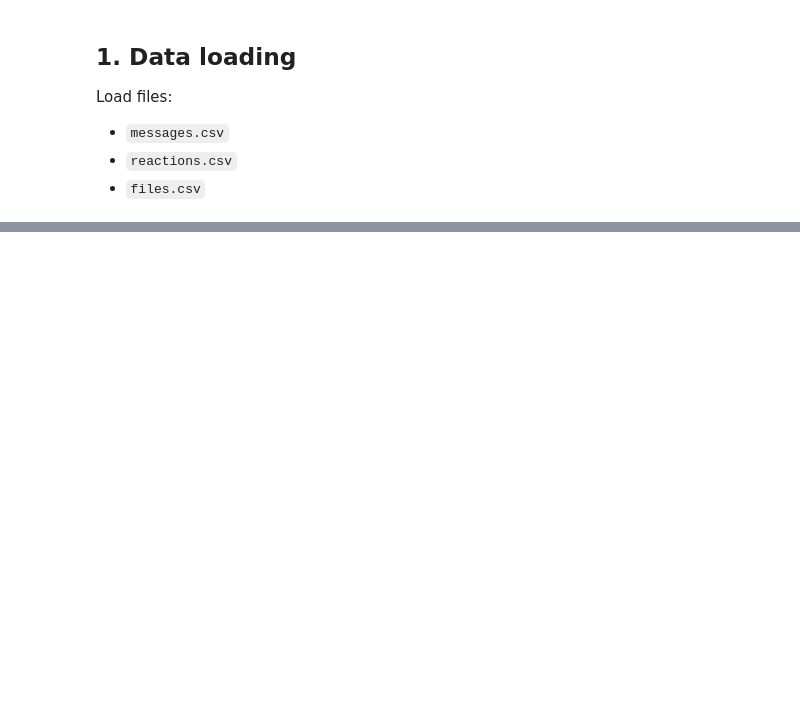
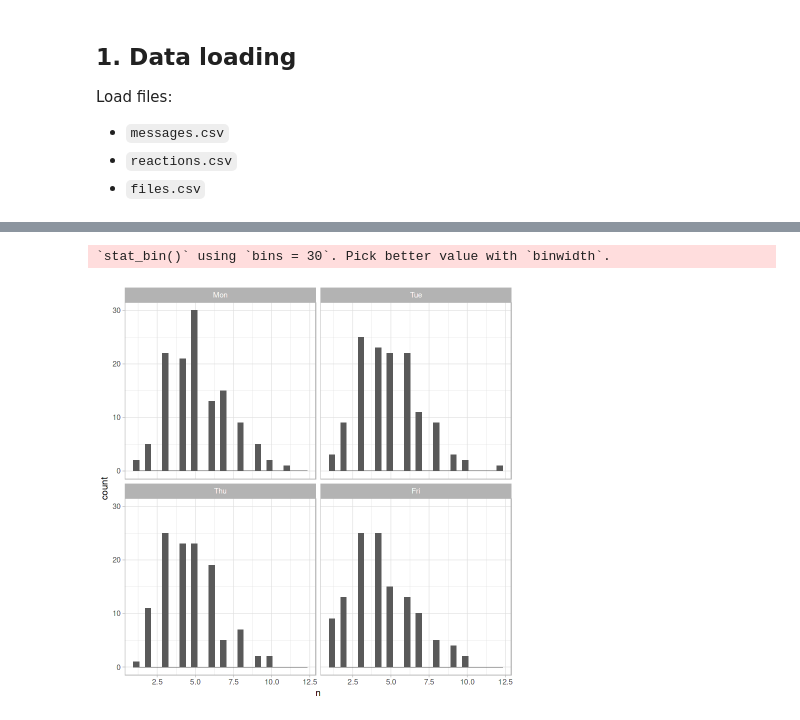
Before and after one commit to ddojo/ddojo.github.io, a Jupyter notebook: sessions/30_mattermost/R.ipynb, the cells around one changed output, grey strips where cells are left out. Cells and saved outputs as stored; diff of their text form; code cells hidden in the pictures; blank space fills up the shorter version.

```diff
--- a/sessions/30_mattermost/R.ipynb
+++ b/sessions/30_mattermost/R.ipynb
@@ -85,0 +162,7 @@ chr (3): post_id, file_id, link
+# %%
+counts_per_wday %>%
+    filter(weekday %in% c("Mon", "Tue", "Thu", "Fri")) %>%
+    ggplot(aes(x=n)) + geom_histogram() + facet_wrap(~weekday)
+# %% [output]
+`stat_bin()` using `bins = 30`. Pick better value with `binwidth`.
+[figure, added]
```
Also changed, not shown: parts of 26 cells of this notebook, 6 other files.
